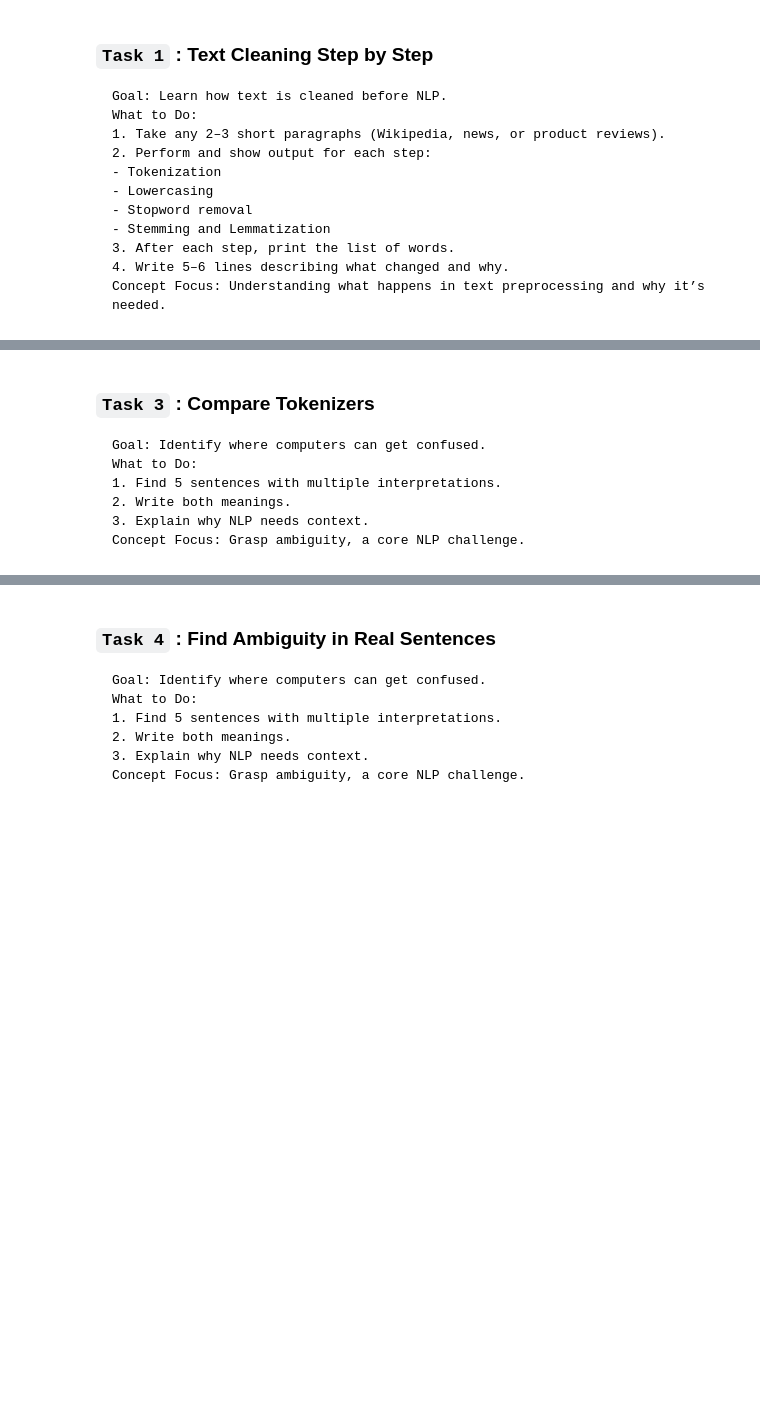
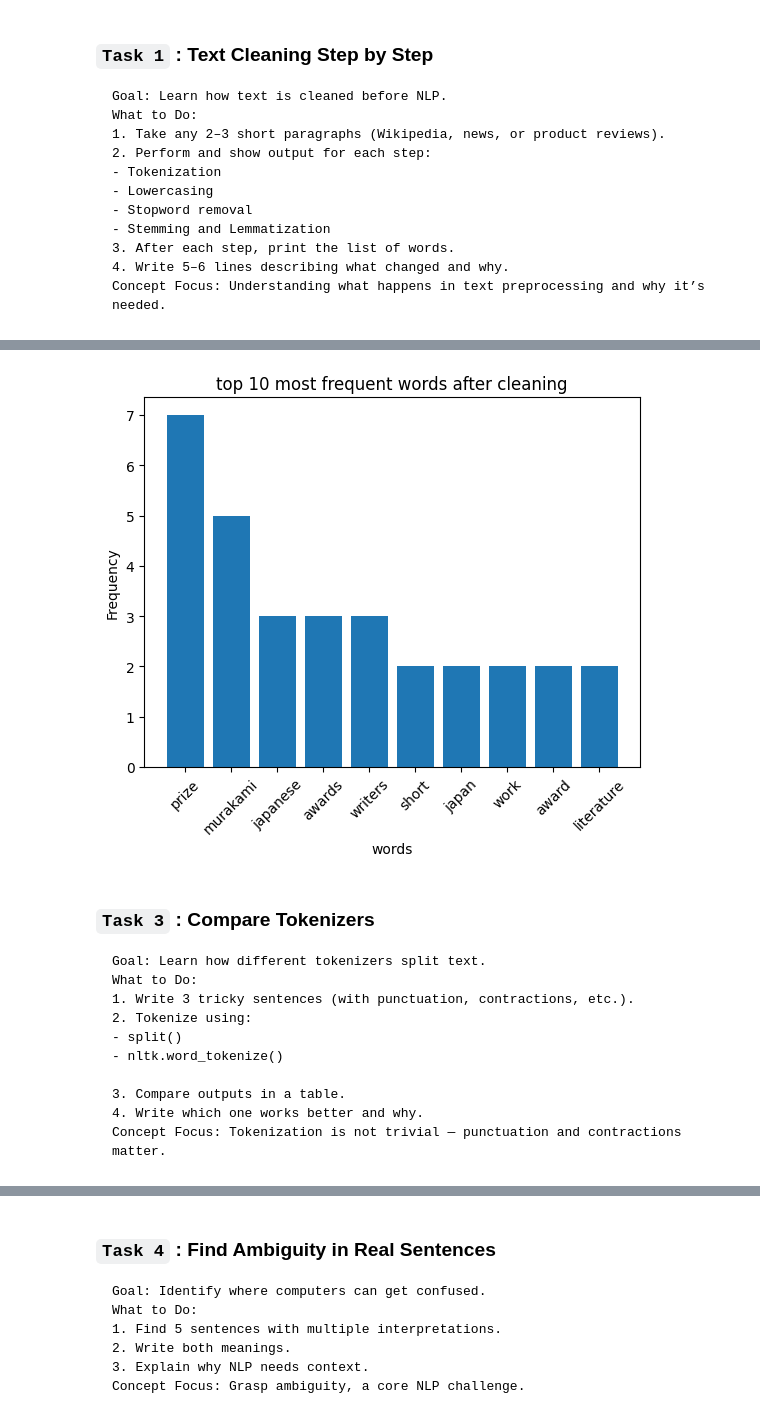
Before and after one commit to Vivek30092/AL-505-Natural-Language-Processing-, a Jupyter notebook: assi_task.ipynb, the cells around one changed output, grey strips where cells are left out. Saved outputs shown, nothing was run; the diff lists cells and outputs as text; code cells hidden in the pictures; blank space fills up the shorter version.

```diff
--- a/assi_task.ipynb
+++ b/assi_task.ipynb
@@ -22,0 +39,8 @@ Murakami was heavily influenced in childhood by Western culture, particularly Ru
+# %%
+# Lowercasing
+text = text.lower()
+# %%
+# Tokenization
+from nltk.tokenize import word_tokenize
+lower_tokens = word_tokenize(text)
+print(lower_tokens)
@@ -22,0 +49,12 @@ Murakami was heavily influenced in childhood by Western culture, particularly Ru
+# %%
+# stopword removal
+from nltk.corpus import stopwords
+
+stop_words = set(stopwords.words('english'))    # return set of english stopWords
+
+filterd_tokens = [
+    word for word in lower_tokens    # using list comprehension
+    if word.isalpha() and word not in stop_words   # isalpha removes punctuation, numbers, symbols
+]
+
+print(filterd_tokens)
@@ -32,0 +112,8 @@ Concept Focus: Grasp ambiguity, a core NLP challenge.
+# %%
+# word frequency count
+from collections import Counter
+word_freq = Counter(filterd_tokens)
+
+print("top 10 Most Frequent words :")
+for word,count in word_freq.most_common(10):
+    print(f"{word:<20}{count}")
@@ -33,10 +132,26 @@ Concept Focus: Grasp ambiguity, a core NLP challenge.
+# %%
+import matplotlib.pyplot as plt
+words,counts = zip(*word_freq.most_common(10))
+
+plt.bar(words,counts)
+plt.xlabel("words")
+plt.ylabel("Frequency")
+plt.title("top 10 most frequent words after cleaning")
+plt.xticks(rotation=45)
+plt.show()
+# %% [output]
+[figure, added]
 # %% [markdown]
 ### `Task 3` : Compare Tokenizers
 <pre>
-Goal: Identify where computers can get confused.
+Goal: Learn how different tokenizers split text.
 What to Do:
-1. Find 5 sentences with multiple interpretations.
-2. Write both meanings.
-3. Explain why NLP needs context.
-Concept Focus: Grasp ambiguity, a core NLP challenge.
+1. Write 3 tricky sentences (with punctuation, contractions, etc.).
+2. Tokenize using:
+- split()
+- nltk.word_tokenize()
+
+3. Compare outputs in a table.
+4. Write which one works better and why.
+Concept Focus: Tokenization is not trivial — punctuation and contractions matter.
 </pre>
```
Also changed, not shown: parts of 23 cells of this notebook.
